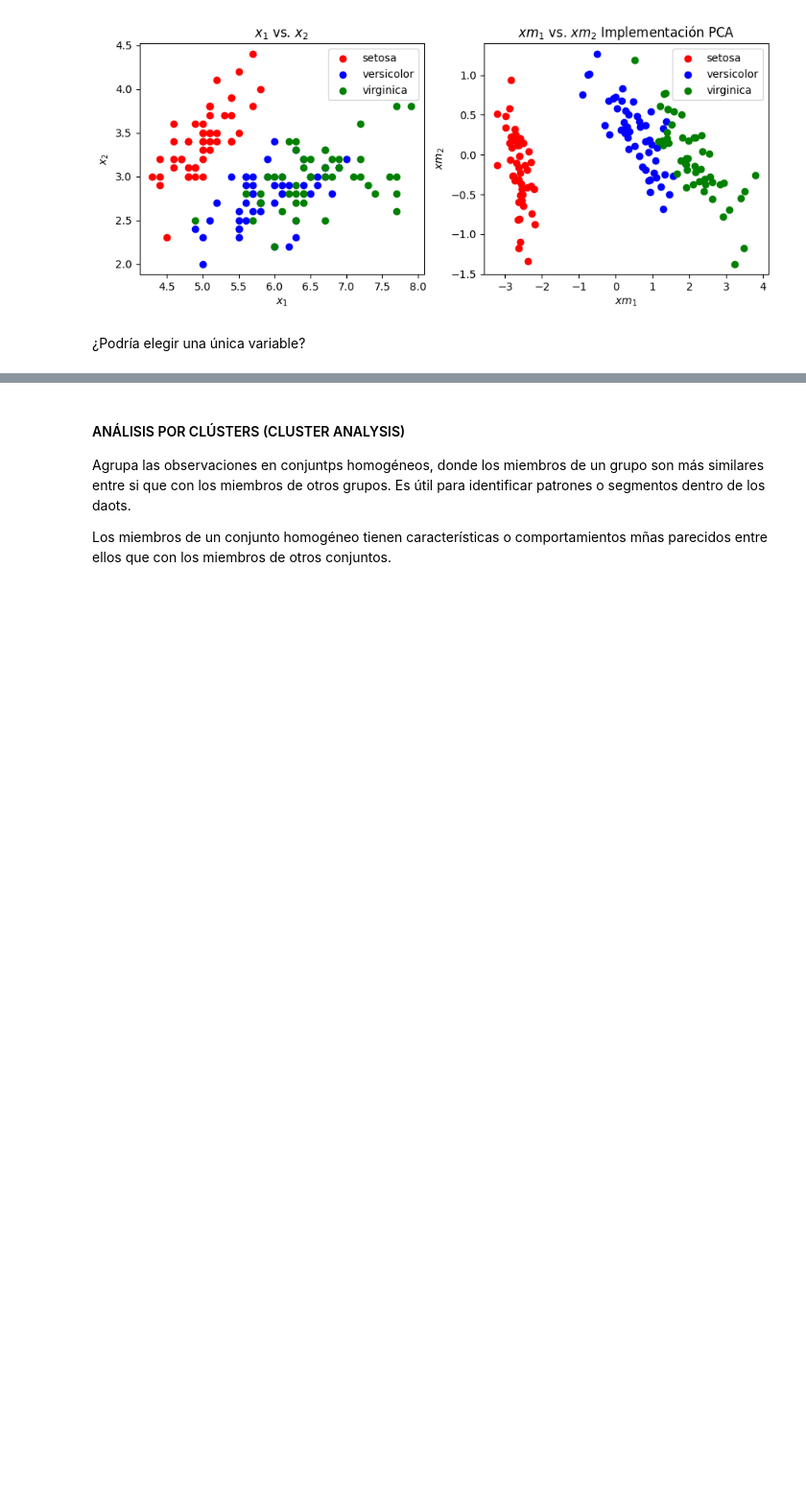
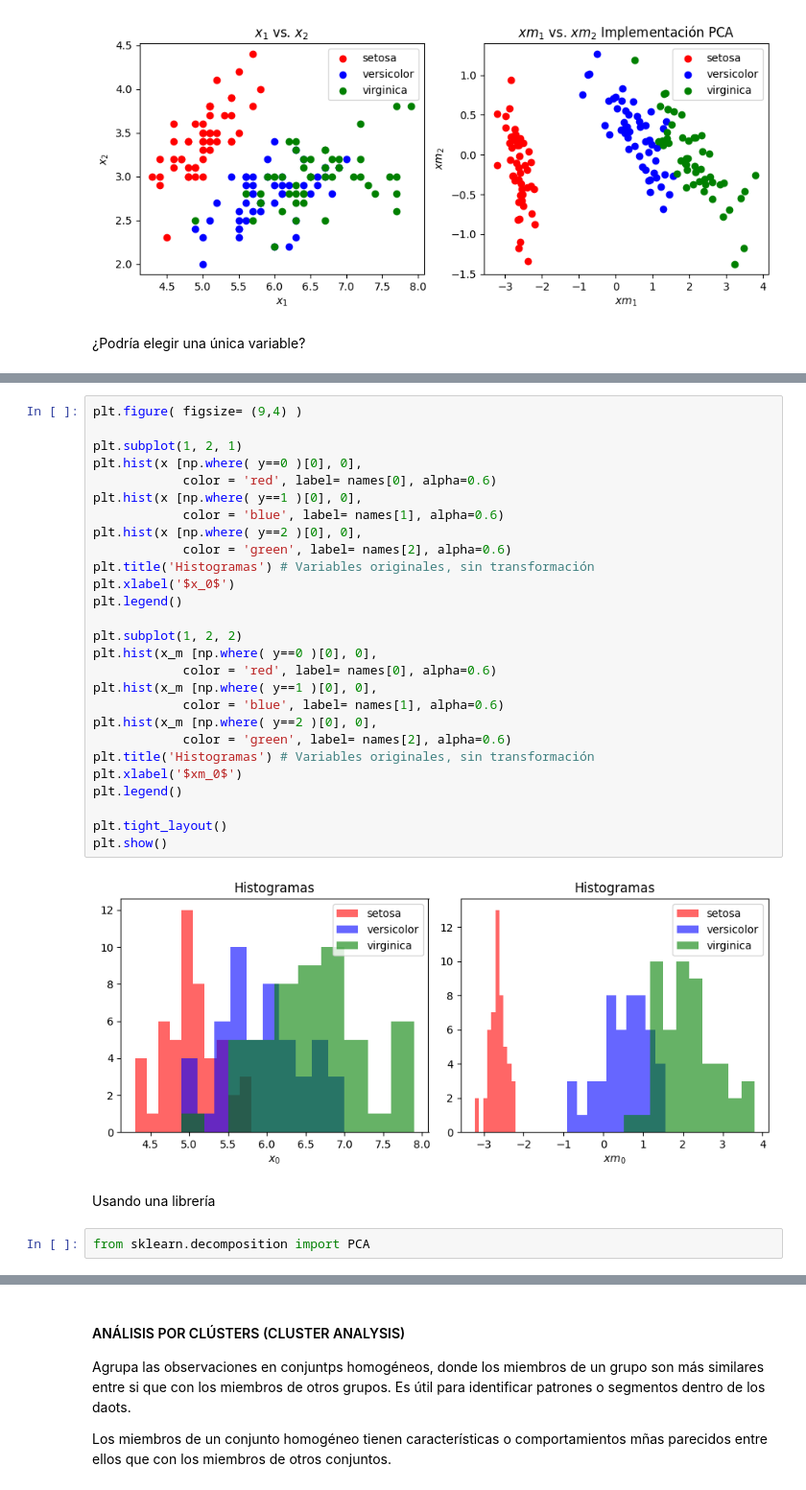
Before and after one commit to JhonZafra/Statistic_Concepts, a Jupyter notebook: SemanaX/AnálisisMultivariable.ipynb, the cells around one changed output, grey strips where cells are left out. Shown at 96% size. Drawn from its saved outputs; the diff is of its cells as text; blank space fills up the shorter version.

```diff
--- a/SemanaX/AnálisisMultivariable.ipynb
+++ b/SemanaX/AnálisisMultivariable.ipynb
@@ -494,0 +526,33 @@ plt.legend()
+# %%
+plt.figure( figsize= (9,4) )
+
+plt.subplot(1, 2, 1)
+plt.hist(x [np.where( y==0 )[0], 0],
+            color = 'red', label= names[0], alpha=0.6)
+plt.hist(x [np.where( y==1 )[0], 0],
+            color = 'blue', label= names[1], alpha=0.6)
+plt.hist(x [np.where( y==2 )[0], 0],
+            color = 'green', label= names[2], alpha=0.6)
+plt.title('Histogramas') # Variables originales, sin transformación
+plt.xlabel('$x_0$')
+plt.legend()
+
+plt.subplot(1, 2, 2)
+plt.hist(x_m [np.where( y==0 )[0], 0],
+            color = 'red', label= names[0], alpha=0.6)
+plt.hist(x_m [np.where( y==1 )[0], 0],
+            color = 'blue', label= names[1], alpha=0.6)
+plt.hist(x_m [np.where( y==2 )[0], 0],
+            color = 'green', label= names[2], alpha=0.6)
+plt.title('Histogramas') # Variables originales, sin transformación
+plt.xlabel('$xm_0$')
+plt.legend()
+
+plt.tight_layout()
+plt.show()
+# %% [output]
+[figure, added]
+# %% [markdown]
+Usando una librería
+# %%
+from sklearn.decomposition import PCA
```
Also changed, not shown: parts of 11 cells of this notebook, 1 other file.
